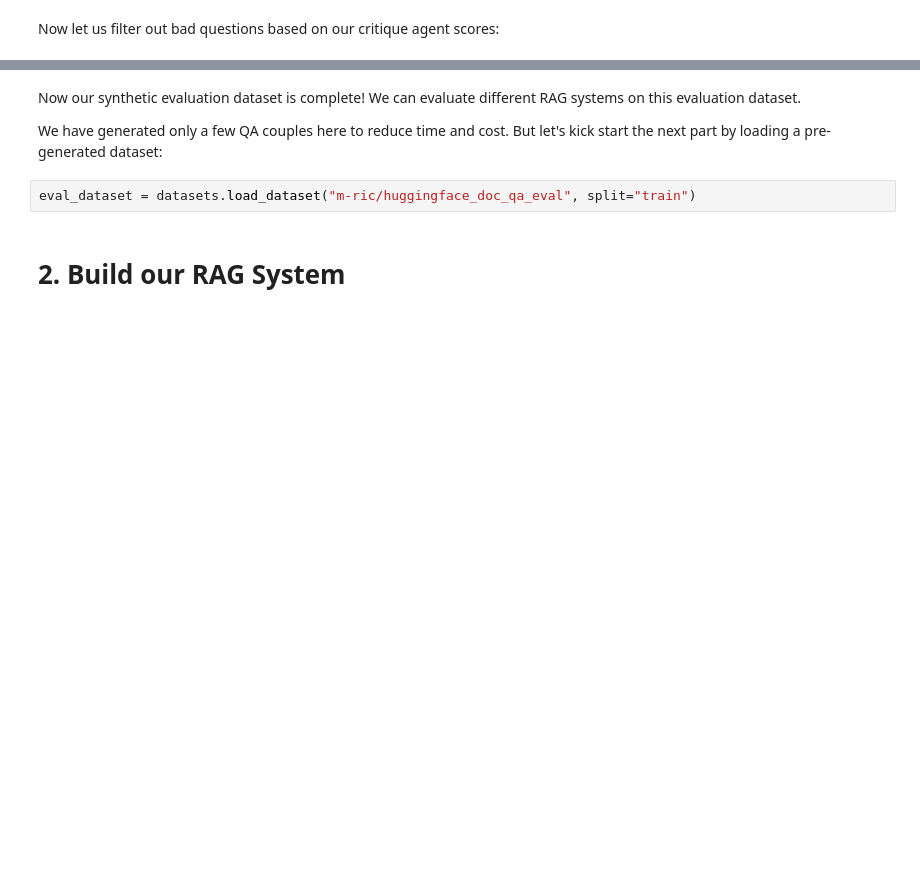
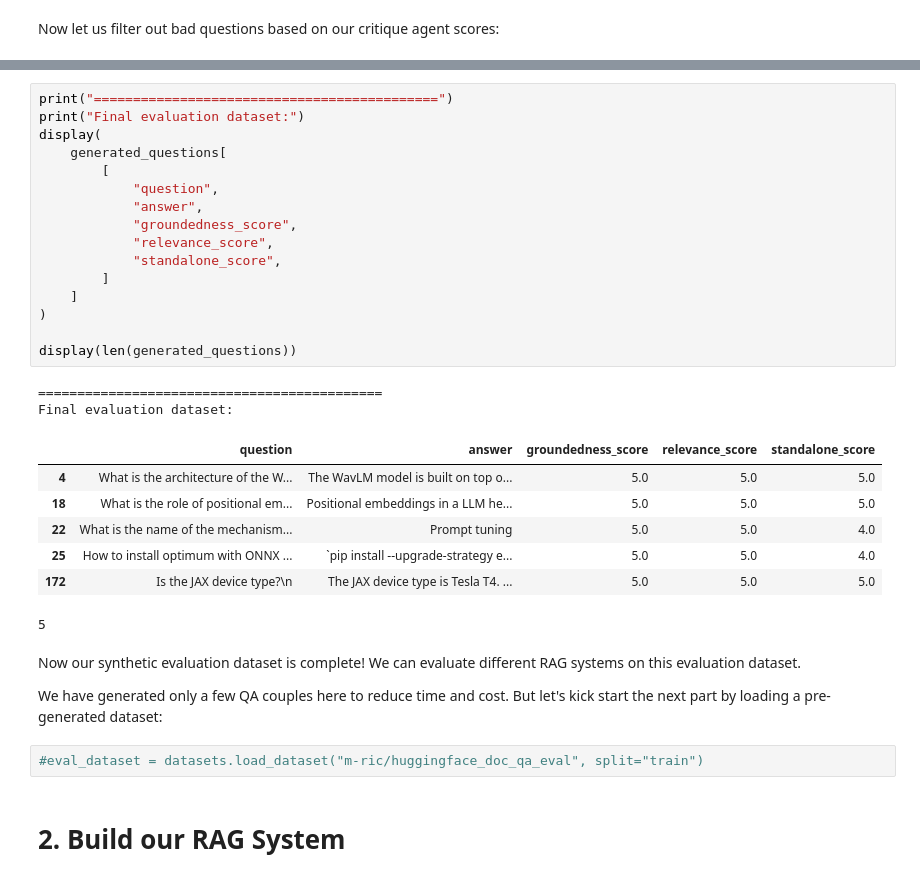
Before and after one commit to AwkwaBear/RAG-model-ee693b, a Jupyter notebook: claudeRAG_evaluation.ipynb, the cells around one changed output, grey strips where cells are left out. Drawn from its saved outputs; the diff is of its cells as text; blank space fills up the shorter version.

```diff
--- a/claudeRAG_evaluation.ipynb
+++ b/claudeRAG_evaluation.ipynb
@@ -328,9 +479,35 @@ eval_dataset = datasets.Dataset.from_pandas(
+# %%
+print("============================================")
+print("Final evaluation dataset:")
+display(
+    generated_questions[
+        [
+            "question",
+            "answer",
+            "groundedness_score",
+            "relevance_score",
+            "standalone_score",
+        ]
+    ]
+)
+
+display(len(generated_questions))
+# %% [output]
+============================================
+Final evaluation dataset:
+|  | question | answer | groundedness_score | relevance_score | standalone_score |
+| 4 | What is the architecture of the W... | The WavLM model is built on top o... | 5.0 | 5.0 | 5.0 |
+| 18 | What is the role of positional em... | Positional embeddings in a LLM he... | 5.0 | 5.0 | 5.0 |
+| 22 | What is the name of the mechanism... | Prompt tuning | 5.0 | 5.0 | 4.0 |
+| 25 | How to install optimum with ONNX ... | `pip install --upgrade-strategy e... | 5.0 | 5.0 | 4.0 |
+| 172 | Is the JAX device type?\n | The JAX device type is Tesla T4. ... | 5.0 | 5.0 | 5.0 |
+5
 # %% [markdown]
 Now our synthetic evaluation dataset is complete! We can evaluate different RAG systems on this evaluation dataset.
 
 We have generated only a few QA couples here to reduce time and cost. But let's kick start the next part by loading a pre-generated dataset:
 # %%
-eval_dataset = datasets.load_dataset("m-ric/huggingface_doc_qa_eval", split="train")
+#eval_dataset = datasets.load_dataset("m-ric/huggingface_doc_qa_eval", split="train")
 # %% [markdown]
 # 2. Build our RAG System
 # %% [markdown]
```
Also changed, not shown: parts of 29 cells of this notebook.
